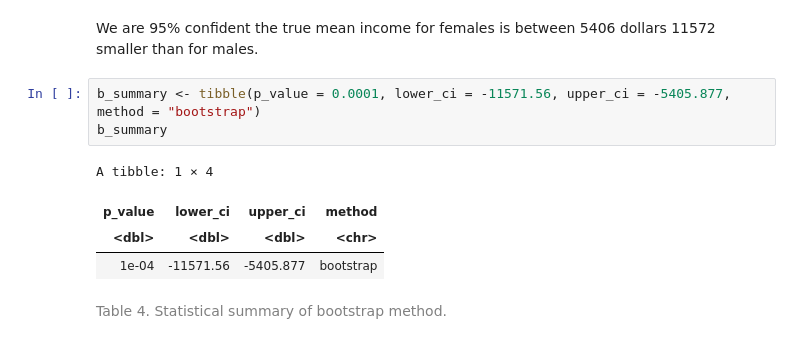
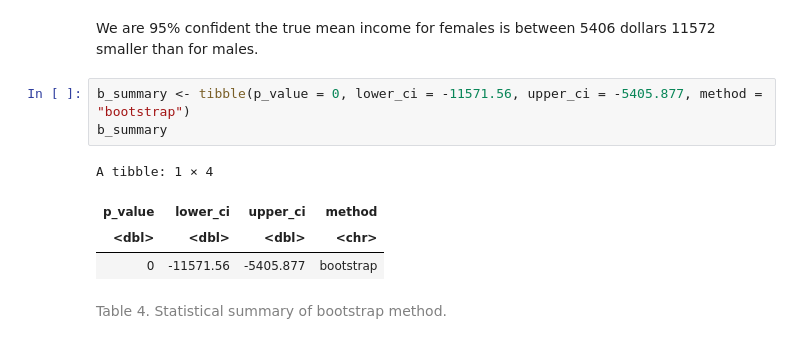
Before and after one commit to kristennli/stat201, a Jupyter notebook: Project Proposal.ipynb, the cells around one changed output. Cells and saved outputs as stored; diff of their text form.

```diff
--- a/Project Proposal.ipynb
+++ b/Project Proposal.ipynb
@@ -325,13 +327,13 @@ A tibble: 1 × 2
 # %% [markdown]
 We are 95% confident the true mean income for females is between 5406 dollars 11572 smaller than for males.
 # %%
-b_summary <- tibble(p_value = 0.0001, lower_ci = -11571.56, upper_ci = -5405.877, method = "bootstrap")
+b_summary <- tibble(p_value = 0, lower_ci = -11571.56, upper_ci = -5405.877, method = "bootstrap")
 b_summary
 # %% [output]
 A tibble: 1 × 4
 | p_value | lower_ci | upper_ci | method |
 | <dbl> | <dbl> | <dbl> | <chr> |
-| 1e-04 | -11571.56 | -5405.877 | bootstrap |
+| 0 | -11571.56 | -5405.877 | bootstrap |
 # %% [markdown]
 <font color='grey'> Table 4. Statistical summary of bootstrap method.
 # %%
```
Also changed, not shown: parts of 7 cells of this notebook.
